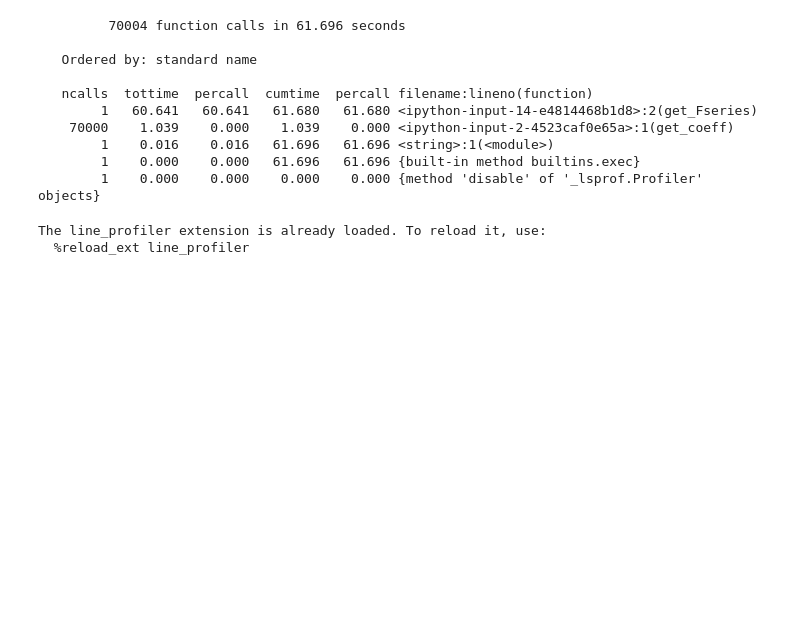
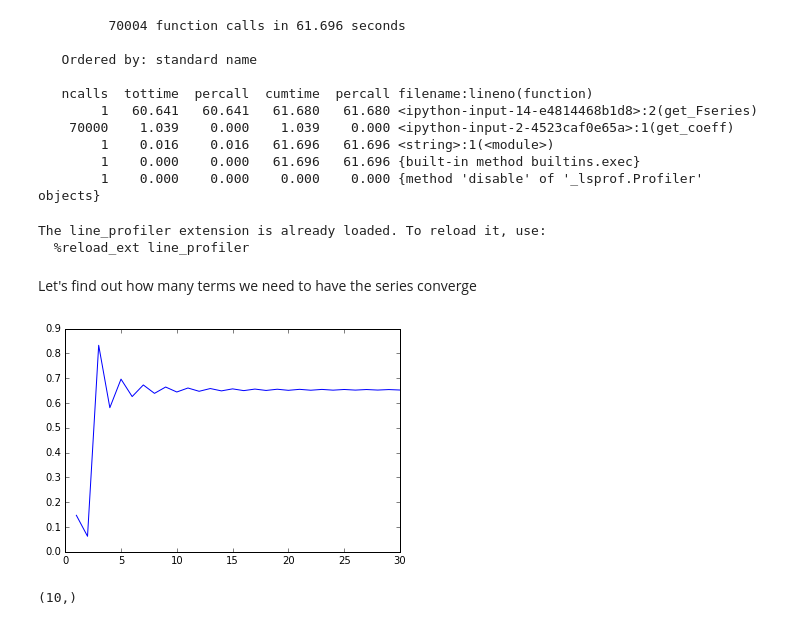
Before and after one commit to numerical-mooc/assignment-bank-2016, a Jupyter notebook: morrill/analytical_solution.ipynb, the cells around one changed output. Drawn from its saved outputs; the diff is of its cells as text; code cells hidden in the pictures; blank space fills up the shorter version.

Commit message:
completed series convergence study

```diff
--- a/morrill/analytical_solution.ipynb
+++ b/morrill/analytical_solution.ipynb
@@ -162,3 +162,38 @@ The line_profiler extension is already loaded. To reload it, use:
   %reload_ext line_profiler
 # %%
 %lprun -f get_Fseries get_Fseries(X,Y,n,m,Lx,Ly,c,nt,nx,ny,dt)
+# %% [markdown]
+Let's find out how many terms we need to have the series converge
+# %%
+# Spacial Discretizations
+Lx = 5                     # length in x direction (horizontal)
+Ly = 5                      # length in y direction (vertical)
+nx = 100                    # number of discretizations in x
+ny = 100                    # number of discretizations in y
+dx = Lx/(nx-1)              # spatial increment in x
+dy = Ly/(ny-1)              # spatial increment in y
+x = numpy.linspace(0,Lx,nx) # array for plotting in x
+y = numpy.linspace(0,Ly,ny) # array for plotting in y
+X,Y = numpy.meshgrid(x,y)   # mesh grid for plotting
+
+# time discretization
+nt = 1                                # number of time steps
+dt = (dx**2*dy**2/(dx**2 + dy**2))**(1/2) # time increment
+
+c = 1 # wavespeed
+# %%
+n_vals = numpy.arange(1,31)
+p_conv = numpy.ndarray((len(n_vals),ny,nx))
+
+for i, n in enumerate(n_vals):
+    m = n
+    p_conv[i] = get_Fseries(X,Y,n,m,Lx,Ly,c,nt,nx,ny,dt)
+# %%
+pyplot.figure()
+pyplot.plot(n_vals,p_conv[:,0,0]);
+# %% [output]
+[figure, added]
+# %%
+numpy.shape(p_conv[:,0,0])
+# %% [output]
+(10,)
```
